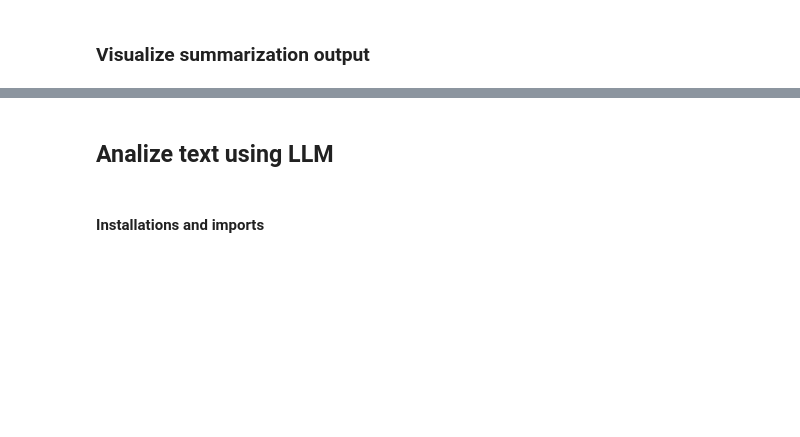
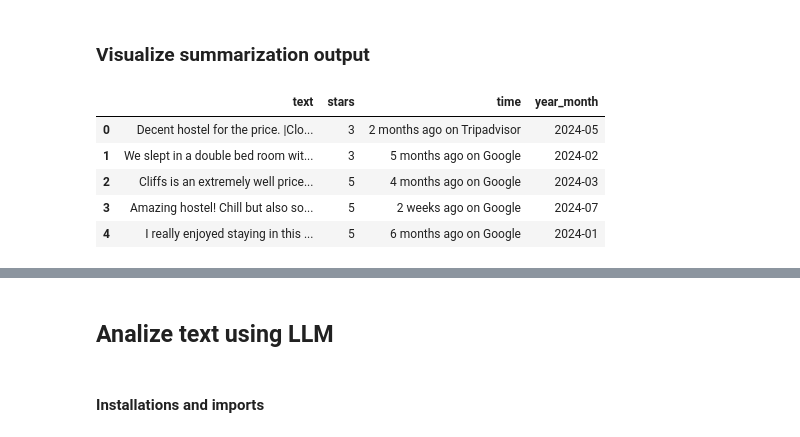
Before and after one commit to danatal29/Bridezilla_NLP, a Jupyter notebook: Bridezilla_Notebook.ipynb, the cells around one changed output, grey strips where cells are left out. Cells and saved outputs as stored; diff of their text form; code cells hidden in the pictures; blank space fills up the shorter version.

```diff
--- a/Bridezilla_Notebook.ipynb
+++ b/Bridezilla_Notebook.ipynb
@@ -304,3 +395,12 @@ from utils import load_pickle
 
 reviews1 = pd.read_csv('/content/drive/MyDrive/colab_projects/Bridezilla_NLP/all/data/csv_reviews/reviews1.csv').drop(columns=['Unnamed: 0'])
 reviews2 = pd.read_csv('/content/drive/MyDrive/colab_projects/Bridezilla_NLP/all/data/csv_reviews/reviews2.csv').drop(columns=['Unnamed: 0'])
+# %%
+reviews1.head()
+# %% [output]
+|  | text | stars | time | year_month |
+| 0 | Decent hostel for the price. |Clo... | 3 | 2 months ago on Tripadvisor | 2024-05 |
+| 1 | We slept in a double bed room wit... | 3 | 5 months ago on Google | 2024-02 |
+| 2 | Cliffs is an extremely well price... | 5 | 4 months ago on Google | 2024-03 |
+| 3 | Amazing hostel! Chill but also so... | 5 | 2 weeks ago on Google | 2024-07 |
+| 4 | I really enjoyed staying in this ... | 5 | 6 months ago on Google | 2024-01 |
```
Also changed, not shown: parts of 15 cells of this notebook.
